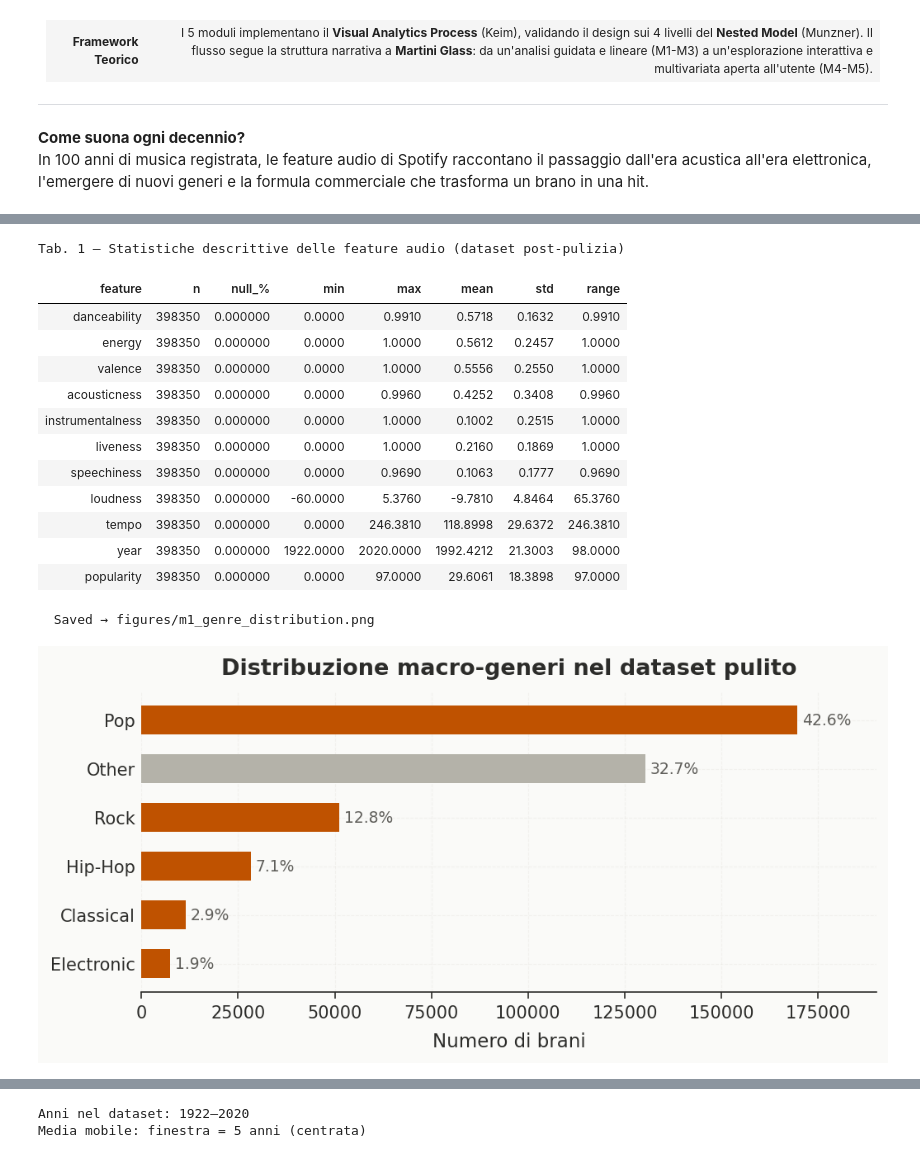
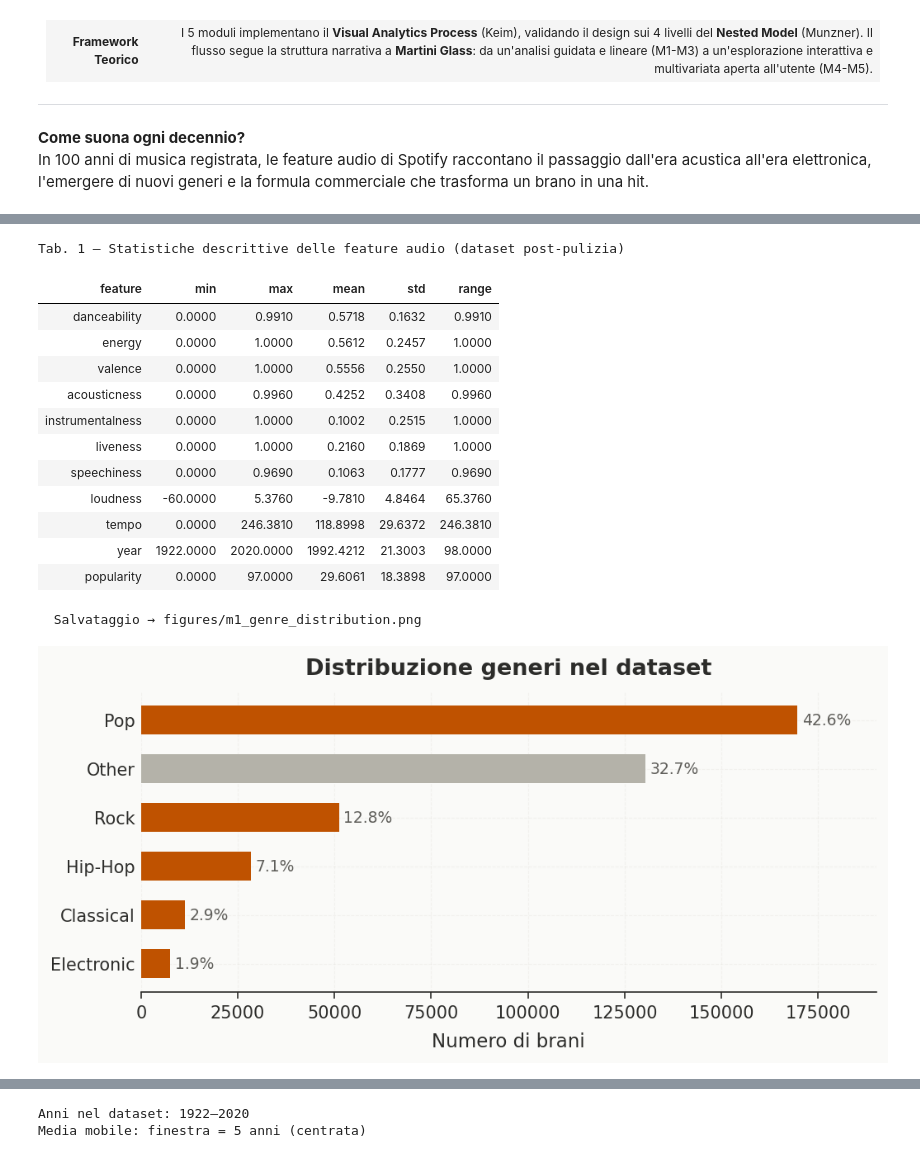
Before and after one commit to arcadiacipolla/La_Trasformazione_del_Suono_-_Scientific_Visualization, a Jupyter notebook: the_shape_of_music.ipynb, the cells around one changed output, grey strips where cells are left out. Cells and saved outputs as stored; diff of their text form; code cells hidden in the pictures.

```diff
--- a/the_shape_of_music.ipynb
+++ b/the_shape_of_music.ipynb
@@ -35,8 +32,8 @@ from IPython.display import display
 
 sys.path.insert(0, '.')
 from src.style import apply_style, save_fig, HIGHLIGHT, MUTED, CLUSTER_PALETTE
-from src.preprocessing import run_pipeline, data_quality_report, AUDIO_FEATURES
+from src.preprocessing import run_preprocessing_pipeline, data_quality_report, AUDIO_FEATURES
 
-#Esegui preprocessing del dataset
-df = run_pipeline()
+# Esegui preprocessing del dataset
+df = run_preprocessing_pipeline()
 # %% [output]
@@ -109,62 +106,57 @@ styled = (
 display(styled)
 # %% [output]
 Tab. 1 — Statistiche descrittive delle feature audio (dataset post-pulizia)
-| feature | n | null_% | min | max | mean | std | range |
-| danceability | 398350 | 0.000000 | 0.0000 | 0.9910 | 0.5718 | 0.1632 | 0.9910 |
-| energy | 398350 | 0.000000 | 0.0000 | 1.0000 | 0.5612 | 0.2457 | 1.0000 |
-| valence | 398350 | 0.000000 | 0.0000 | 1.0000 | 0.5556 | 0.2550 | 1.0000 |
-| acousticness | 398350 | 0.000000 | 0.0000 | 0.9960 | 0.4252 | 0.3408 | 0.9960 |
-| instrumentalness | 398350 | 0.000000 | 0.0000 | 1.0000 | 0.1002 | 0.2515 | 1.0000 |
-| liveness | 398350 | 0.000000 | 0.0000 | 1.0000 | 0.2160 | 0.1869 | 1.0000 |
-| speechiness | 398350 | 0.000000 | 0.0000 | 0.9690 | 0.1063 | 0.1777 | 0.9690 |
-| loudness | 398350 | 0.000000 | -60.0000 | 5.3760 | -9.7810 | 4.8464 | 65.3760 |
-| tempo | 398350 | 0.000000 | 0.0000 | 246.3810 | 118.8998 | 29.6372 | 246.3810 |
-| year | 398350 | 0.000000 | 1922.0000 | 2020.0000 | 1992.4212 | 21.3003 | 98.0000 |
-| popularity | 398350 | 0.000000 | 0.0000 | 97.0000 | 29.6061 | 18.3898 | 97.0000 |
+| feature | min | max | mean | std | range |
+| danceability | 0.0000 | 0.9910 | 0.5718 | 0.1632 | 0.9910 |
+| energy | 0.0000 | 1.0000 | 0.5612 | 0.2457 | 1.0000 |
+| valence | 0.0000 | 1.0000 | 0.5556 | 0.2550 | 1.0000 |
+| acousticness | 0.0000 | 0.9960 | 0.4252 | 0.3408 | 0.9960 |
+| instrumentalness | 0.0000 | 1.0000 | 0.1002 | 0.2515 | 1.0000 |
+| liveness | 0.0000 | 1.0000 | 0.2160 | 0.1869 | 1.0000 |
+| speechiness | 0.0000 | 0.9690 | 0.1063 | 0.1777 | 0.9690 |
+| loudness | -60.0000 | 5.3760 | -9.7810 | 4.8464 | 65.3760 |
+| tempo | 0.0000 | 246.3810 | 118.8998 | 29.6372 | 246.3810 |
+| year | 1922.0000 | 2020.0000 | 1992.4212 | 21.3003 | 98.0000 |
+| popularity | 0.0000 | 97.0000 | 29.6061 | 18.3898 | 97.0000 |
 # %%
-# ── Distribuzione macro-generi nel dataset pulito ────────────────────────────
-# Primo grafico del progetto: panoramica della composizione del dataset.
-# Scelta grafica: barh orizzontale per leggibilità delle etichette testuali.
-# Etichettatura diretta (Tufte): niente legenda esterna.
+# Distribuzione generi nel dataset
 
 fig, ax = plt.subplots(figsize=(7, 3.5))
 apply_style(ax)
 
-# Ordine ascending: genere più raro in basso, più comune in cima.
-# Nessun reversed() — etichette, colori e valori sono allineati.
+
 genre_counts = df["genre"].value_counts().sort_values(ascending=True)
 bar_colors = [HIGHLIGHT if g != "Other" else MUTED for g in genre_counts.index]
 
 bars = ax.barh(
     range(len(genre_counts)),
     genre_counts.values,
     color=bar_colors,
     height=0.6,
     zorder=2,
 )
 ax.set_yticks(range(len(genre_counts)))
 ax.set_yticklabels(genre_counts.index)
 
-# bar.get_width() è sempre il valore corretto per quella barra
 for bar in bars:
     pct = bar.get_width() / len(df) * 100
     ax.text(
         bar.get_width() + len(df) * 0.003,
         bar.get_y() + bar.get_height() / 2,
         f"{pct:.1f}%",
         va="center", fontsize=9, color="#5F5E5A"
     )
 
+ax.set_title("Distribuzione generi nel dataset", pad=10)
 ax.set_xlabel("Numero di brani")
-ax.set_title("Distribuzione macro-generi nel dataset pulito", pad=10)
 ax.spines["left"].set_visible(False)
 ax.tick_params(axis="y", length=0)
 ax.set_xlim(0, genre_counts.max() * 1.12)
 
 plt.tight_layout()
 save_fig(fig, "m1_genre_distribution")
 plt.show()
 # %% [output]
-  Saved → figures/m1_genre_distribution.png
+  Salvataggio → figures/m1_genre_distribution.png
-[figure, old version]
+[figure, new version]
 # %% [markdown]
```
Also changed, not shown: parts of 22 cells of this notebook.
